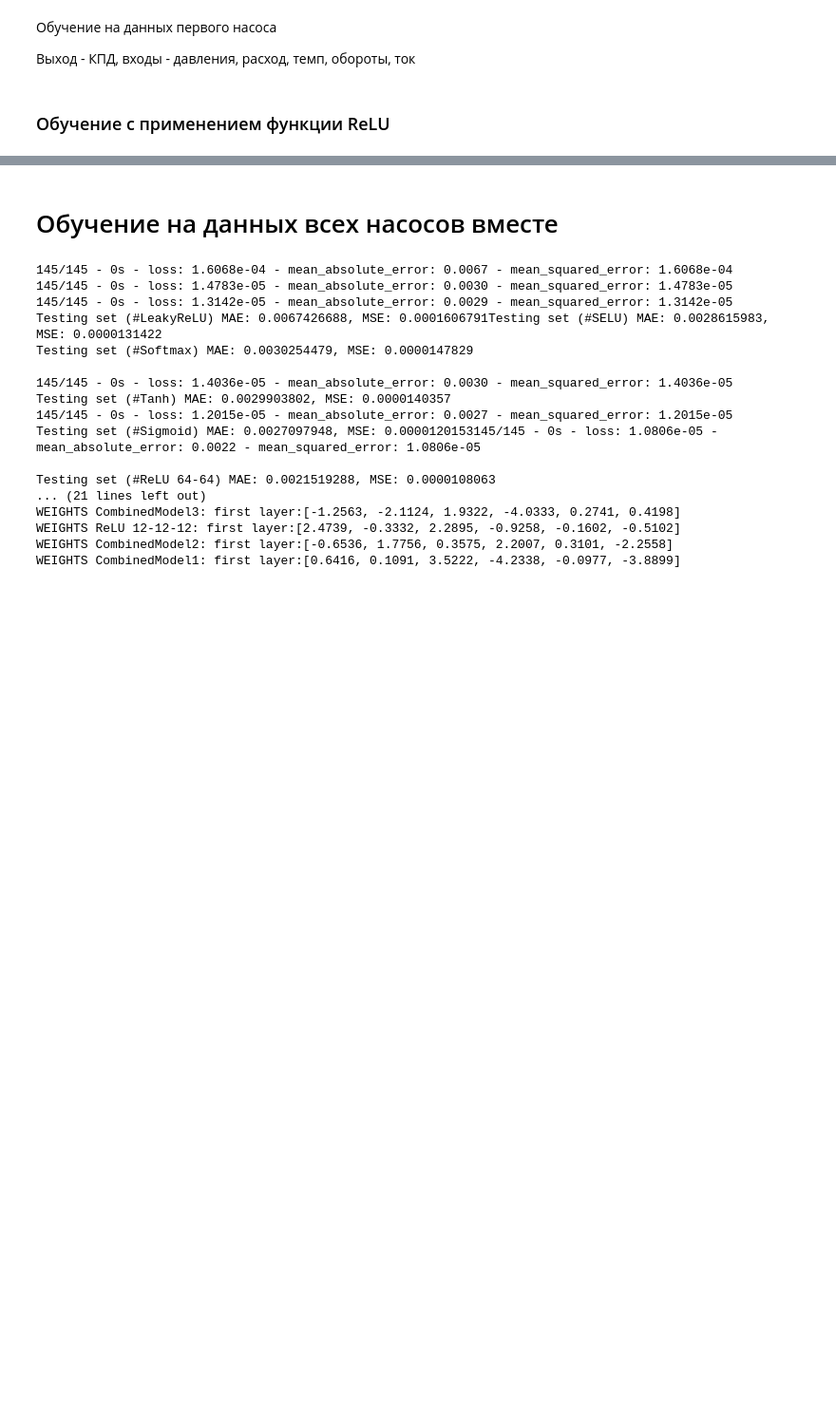
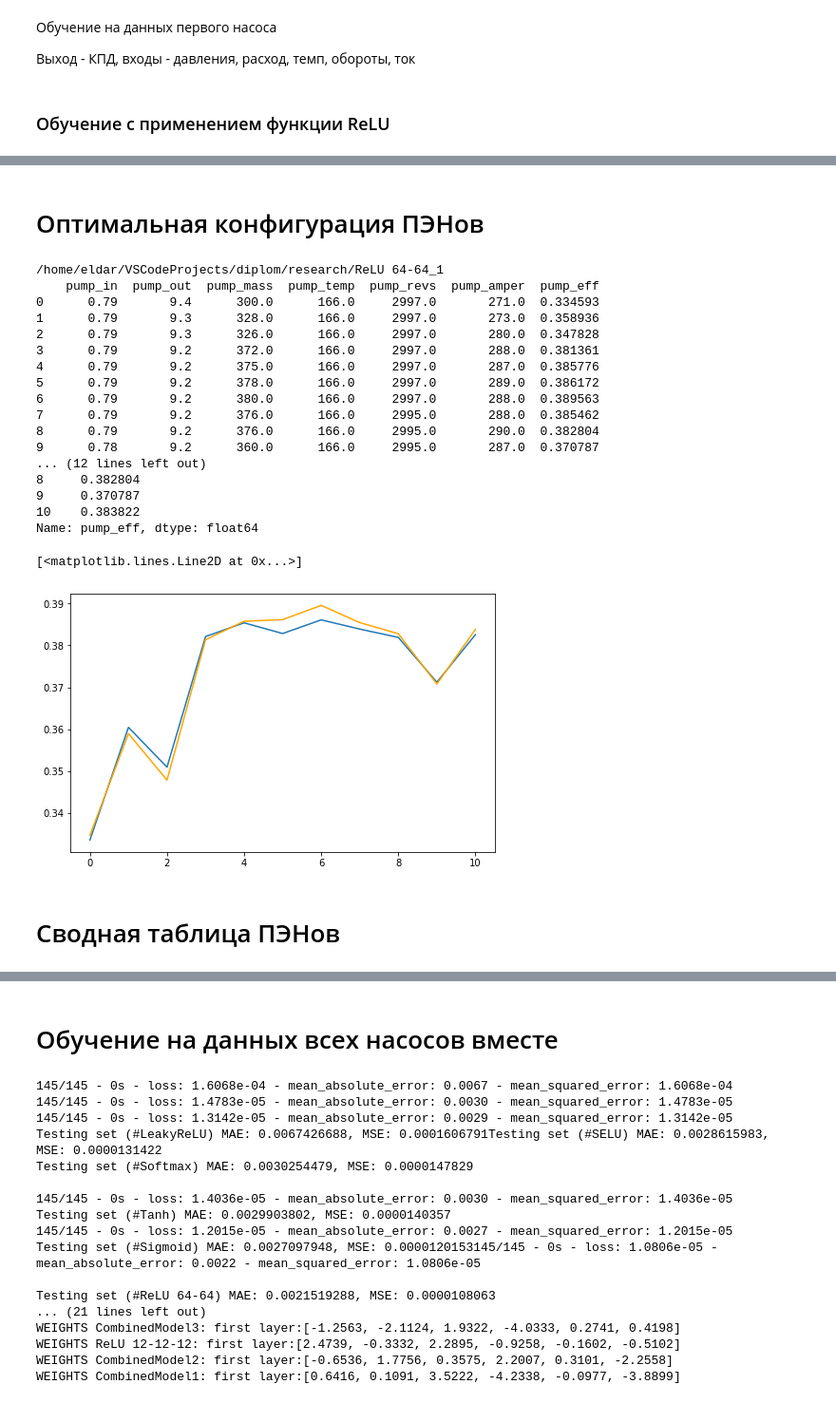
Before and after one commit to edodo1337/diplom, a Jupyter notebook: research/Диплом copy.ipynb, the cells around one changed output, grey strips where cells are left out. Shown at 95% size. Saved outputs shown, nothing was run; the diff lists cells and outputs as text; code cells hidden in the pictures; blank space fills up the shorter version.

```diff
--- a/research/Диплом copy.ipynb
+++ b/research/Диплом copy.ipynb
@@ -1149,3 +1151,81 @@ print("Measure time:", time()-start_time)
+# %% [markdown]
+<h1>Оптимальная конфигурация ПЭНов</h1>
+# %%
+filtred_df.iloc[0]
+
+pump_num=1
+
+my_path = os.path.abspath(os.getcwd())
+directory=f'{my_path}/ReLU 64-64_{pump_num}'
+print(directory)
+
+model1 = keras.models.load_model(f'{my_path}/ReLU 64-64_1')
+model2 = keras.models.load_model(f'{my_path}/ReLU 64-64_2')
+model3 = keras.models.load_model(f'{my_path}/ReLU 64-64_3')
+model4 = keras.models.load_model(f'{my_path}/ReLU 64-64_4')
+model5 = keras.models.load_model(f'{my_path}/ReLU 64-64_5')
+
+
+pump_filtred_df = pd.DataFrame({
+            'pump_in': filtred_data[f'pump_{pump_num}_in'],
+            'pump_out': filtred_data[f'pump_{pump_num}_out'],
+            'pump_mass': filtred_data[f'pump_{pump_num}_mass'],
+            'pump_temp': filtred_data[f'pump_{pump_num}_temp'],
+            'pump_revs': filtred_data[f'pump_{pump_num}_revs'],
+            'pump_amper': filtred_data[f'pump_{pump_num}_amper'],
+            'pump_eff': filtred_data[f'pump_{pump_num}_eff'],
+        })
+
+train_dataset = pump_filtred_df.sample(frac=1,random_state=0)
+# test_dataset = pump_filtred_df.drop(train_dataset.index)
+test_dataset = pump_filtred_df.loc[0:10]
+print(test_dataset)
+
+train_stats = train_dataset.describe()
+train_stats.pop("pump_eff")
+train_stats = train_stats.transpose()
+
+train_labels = train_dataset.pop('pump_eff')
+test_labels = test_dataset.pop('pump_eff')
+
+def norm(x):
+    return (x - train_stats['mean']) / train_stats['std']
+
+
+# test_labels = pump_filtred_df.loc[[0]].pop(f'pump_eff')
+
+normed_test_data = norm(test_dataset)
+# print(pump_filtred_df['pump_eff'])
+# print(pump_filtred_df.loc[0:5])
+# loss, mae, mse = model.evaluate(normed_test_data, test_labels, verbose=2)
+# print("Testing set MAE: {:5.10f}, MSE: {:5.10f}".format(mae, mse))
+test_predictions = model1.predict(normed_test_data).flatten()
+print(test_predictions)
+print(test_labels)
+plt.plot(test_predictions)
+plt.plot(test_labels.reset_index()['pump_eff'],color='orange')
+# %% [output]
+/home/eldar/VSCodeProjects/diplom/research/ReLU 64-64_1
+    pump_in  pump_out  pump_mass  pump_temp  pump_revs  pump_amper  pump_eff
+0      0.79       9.4      300.0      166.0     2997.0       271.0  0.334593
+1      0.79       9.3      328.0      166.0     2997.0       273.0  0.358936
+2      0.79       9.3      326.0      166.0     2997.0       280.0  0.347828
+3      0.79       9.2      372.0      166.0     2997.0       288.0  0.381361
+4      0.79       9.2      375.0      166.0     2997.0       287.0  0.385776
+5      0.79       9.2      378.0      166.0     2997.0       289.0  0.386172
+6      0.79       9.2      380.0      166.0     2997.0       288.0  0.389563
+7      0.79       9.2      376.0      166.0     2995.0       288.0  0.385462
+8      0.79       9.2      376.0      166.0     2995.0       290.0  0.382804
+9      0.78       9.2      360.0      166.0     2995.0       287.0  0.370787
+... (12 lines left out)
+8     0.382804
+9     0.370787
+10    0.383822
+Name: pump_eff, dtype: float64
+[<matplotlib.lines.Line2D at 0x...>]
+[figure, added]
+# %% [markdown]
+<h1>Сводная таблица ПЭНов</h1>
 # %%
 from itertools import chain
 
```
Also changed, not shown: parts of 25 cells of this notebook, 24 other files.
